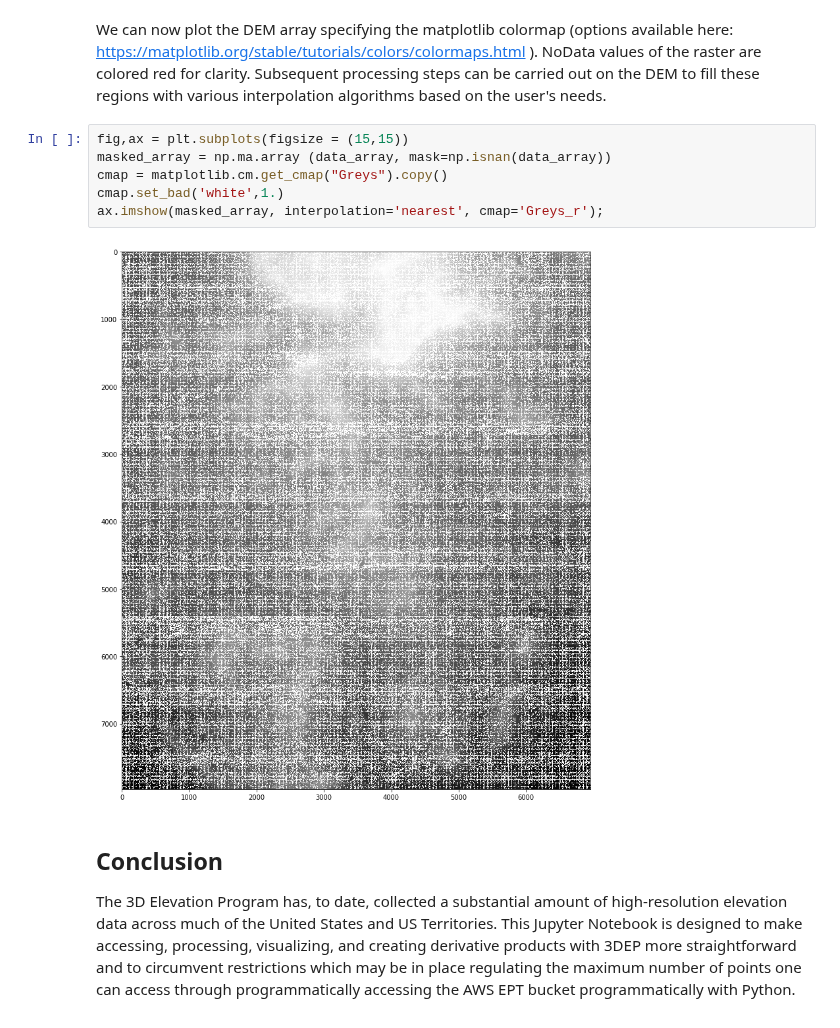
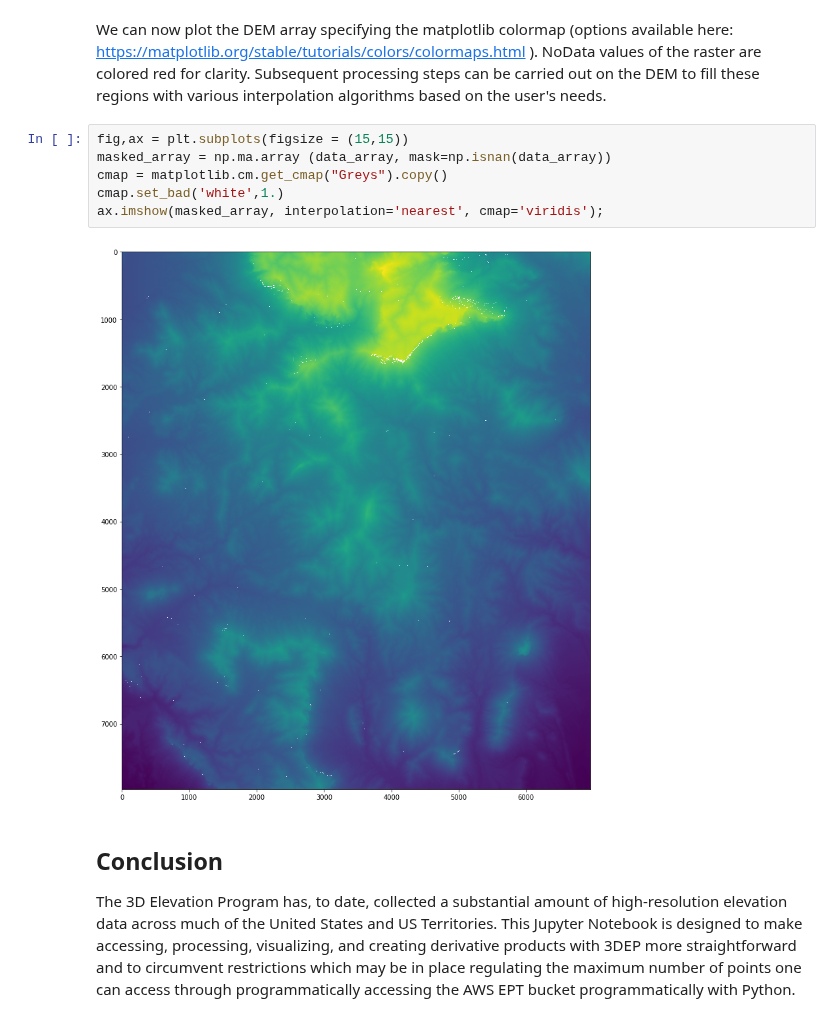
Before and after one commit to cmspeed/OT_3DEP_Workflows, a Jupyter notebook: notebooks/Programmatically_accessing_3DEP_data_using_USGS_7.5_Quadrangles.ipynb, the cells around one changed output. Drawn from its saved outputs; the diff is of its cells as text.

```diff
--- a/notebooks/Programmatically_accessing_3DEP_data_using_USGS_7.5_Quadrangles.ipynb
+++ b/notebooks/Programmatically_accessing_3DEP_data_using_USGS_7.5_Quadrangles.ipynb
@@ -778,11 +775,11 @@ We can now plot the DEM array specifying the matplotlib colormap (options availa
 # %%
 fig,ax = plt.subplots(figsize = (15,15))
 masked_array = np.ma.array (data_array, mask=np.isnan(data_array))
 cmap = matplotlib.cm.get_cmap("Greys").copy()
 cmap.set_bad('white',1.)
-ax.imshow(masked_array, interpolation='nearest', cmap='Greys_r');
+ax.imshow(masked_array, interpolation='nearest', cmap='viridis');
 # %% [output]
-[figure, old version]
+[figure, new version]
 # %% [markdown]
 ## Conclusion
 
```
Also changed, not shown: parts of 8 cells of this notebook, 1 other file.
